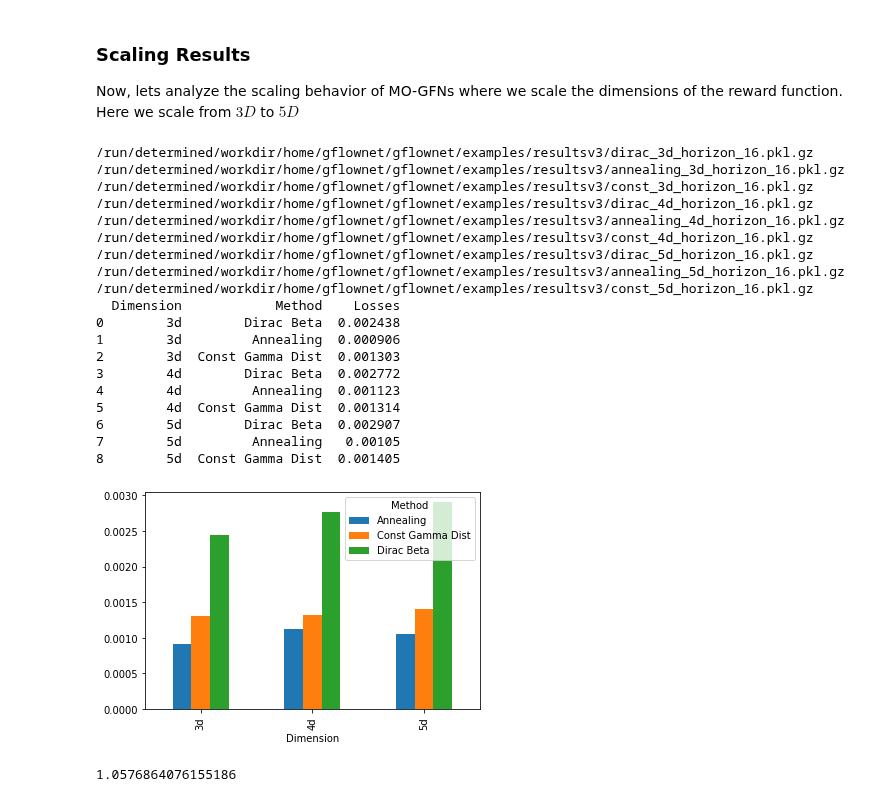
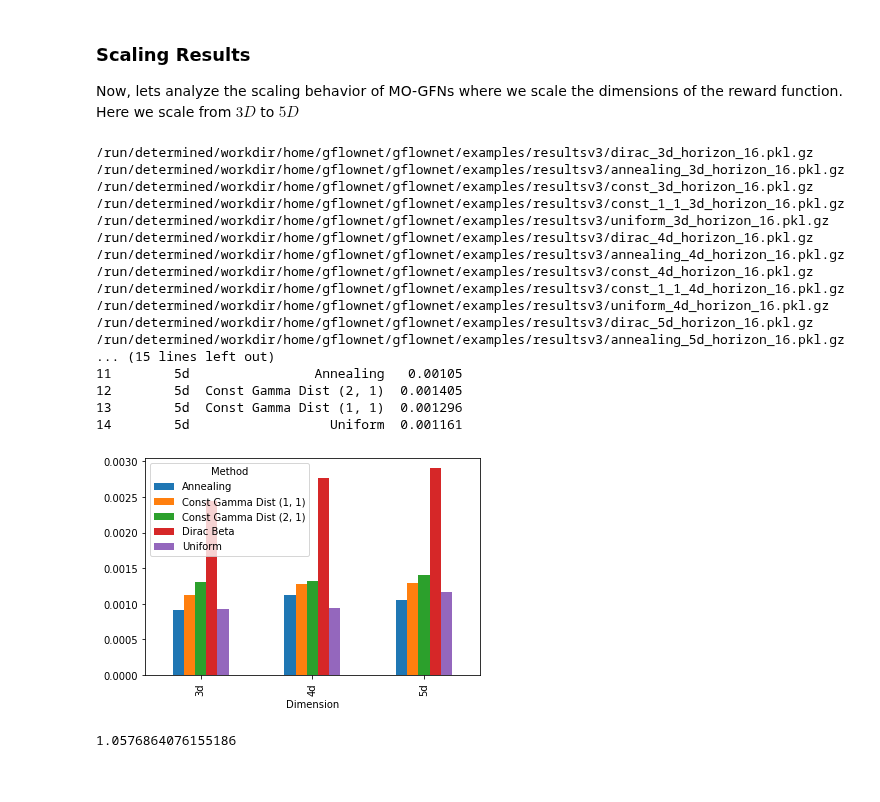
Before and after one commit to recursionpharma/gflownet, a Jupyter notebook: gflownet/examples/results.ipynb, the cells around one changed output. Cells and saved outputs as stored; diff of their text form; code cells hidden in the pictures.

Commit message:
results commit

```diff
--- a/gflownet/examples/results.ipynb
+++ b/gflownet/examples/results.ipynb
@@ -227,8 +235,8 @@ horizon = 32
 dim = "3d"
 absolute = True
 functions, _ = get_functions(3)
-files = [f"dirac_{dim}_horizon_{horizon}.pkl.gz", f"annealing_{dim}_horizon_{horizon}.pkl.gz", f"const_{dim}_horizon_{horizon}.pkl.gz"]
-x_labels = ["Dirac Beta", "Annealing", "Const Gamma Dist"]
+files = [f"dirac_{dim}_horizon_{horizon}.pkl.gz", f"annealing_{dim}_horizon_{horizon}.pkl.gz", f"const_{dim}_horizon_{horizon}.pkl.gz", f"const_1_1_{dim}_horizon_{horizon}.pkl.gz", f"uniform_{dim}_horizon_{horizon}.pkl.gz"]
+x_labels = ["Dirac Beta", "Annealing", "Const Gamma Dist (2, 1)" , "Const Gamma Dist (1, 1)", "Uniform"]
 for idx, f in enumerate(files):
     results = pickle.load(gzip.open(os.getcwd() + '/resultsv3/' + f, 'rb'))
     env = gfn.GridEnv(horizon, funcs=functions)
@@ -263,9 +271,10 @@ for d in range(3, 6):
 
 for dim_idx, dim in enumerate(dimensions):
     # "Const Gamma Dist"
-    files = [f"dirac_{dim}_horizon_{horizon}.pkl.gz", f"annealing_{dim}_horizon_{horizon}.pkl.gz", f"const_{dim}_horizon_{horizon}.pkl.gz"]
+    files = [f"dirac_{dim}_horizon_{horizon}.pkl.gz", f"annealing_{dim}_horizon_{horizon}.pkl.gz", f"const_{dim}_horizon_{horizon}.pkl.gz",
+            f"const_1_1_{dim}_horizon_{horizon}.pkl.gz", f"uniform_{dim}_horizon_{horizon}.pkl.gz"]
 
-    x_labels = ["Dirac Beta", "Annealing", "Const Gamma Dist"]
+    x_labels = ["Dirac Beta", "Annealing", "Const Gamma Dist (2, 1)", "Const Gamma Dist (1, 1)", "Uniform"]
     for idx, f in enumerate(files):
         results = pickle.load(gzip.open(os.getcwd() + '/resultsv3/' + f, 'rb'))
         print(os.getcwd() + '/resultsv3/' + f)
@@ -279,46 +288,44 @@ for dim_idx, dim in enumerate(dimensions):
             for i in range(r.shape[-1]):
                 unnorm_p += r[:, i]*coef[i]
 
             unnorm_p = unnorm_p ** t
             Z = unnorm_p.sum()
             p = unnorm_p / Z
             errs.append(abs(dist - p).mean())
 
         loss = sum(errs) / len(errs)
         if not absolute:
             if idx == 0:
                 dirac_loss = sum(errs) / len(errs)
         else:
             dirac_loss = 1.0
             # logp = np.log(unnorm_p) - np.log(Z)
             # logerrs.append(abs(np.log(dist) - logp).mean())
         df = df.append({ 'Dimension' : dim, 'Method' : x_labels[idx], 'Losses' : loss / dirac_loss},
                 ignore_index = True)
 print(df)
 
 df.pivot('Dimension', 'Method', 'Losses').plot(kind='bar')
-pp.savefig("loss_plots_dims_{}_abs.png".format(horizon))
+pp.savefig("scaling_plots_dims_{}_abs.png".format(horizon))
 # %% [output]
 /run/determined/workdir/home/gflownet/gflownet/examples/resultsv3/dirac_3d_horizon_16.pkl.gz
 /run/determined/workdir/home/gflownet/gflownet/examples/resultsv3/annealing_3d_horizon_16.pkl.gz
 /run/determined/workdir/home/gflownet/gflownet/examples/resultsv3/const_3d_horizon_16.pkl.gz
+/run/determined/workdir/home/gflownet/gflownet/examples/resultsv3/const_1_1_3d_horizon_16.pkl.gz
+/run/determined/workdir/home/gflownet/gflownet/examples/resultsv3/uniform_3d_horizon_16.pkl.gz
 /run/determined/workdir/home/gflownet/gflownet/examples/resultsv3/dirac_4d_horizon_16.pkl.gz
 /run/determined/workdir/home/gflownet/gflownet/examples/resultsv3/annealing_4d_horizon_16.pkl.gz
 /run/determined/workdir/home/gflownet/gflownet/examples/resultsv3/const_4d_horizon_16.pkl.gz
+/run/determined/workdir/home/gflownet/gflownet/examples/resultsv3/const_1_1_4d_horizon_16.pkl.gz
+/run/determined/workdir/home/gflownet/gflownet/examples/resultsv3/uniform_4d_horizon_16.pkl.gz
 /run/determined/workdir/home/gflownet/gflownet/examples/resultsv3/dirac_5d_horizon_16.pkl.gz
 /run/determined/workdir/home/gflownet/gflownet/examples/resultsv3/annealing_5d_horizon_16.pkl.gz
-/run/determined/workdir/home/gflownet/gflownet/examples/resultsv3/const_5d_horizon_16.pkl.gz
-  Dimension            Method    Losses
-0        3d        Dirac Beta  0.002438
-1        3d         Annealing  0.000906
-2        3d  Const Gamma Dist  0.001303
-3        4d        Dirac Beta  0.002772
-4        4d         Annealing  0.001123
-5        4d  Const Gamma Dist  0.001314
-6        5d        Dirac Beta  0.002907
-7        5d         Annealing   0.00105
-8        5d  Const Gamma Dist  0.001405
+... (15 lines left out)
+11        5d                Annealing   0.00105
+12        5d  Const Gamma Dist (2, 1)  0.001405
+13        5d  Const Gamma Dist (1, 1)  0.001296
+14        5d                  Uniform  0.001161
-[figure, old version]
+[figure, new version]
 # %%
 # Uniform
 # Gamma (1, 1)
```
Also changed, not shown: parts of 4 cells of this notebook.
